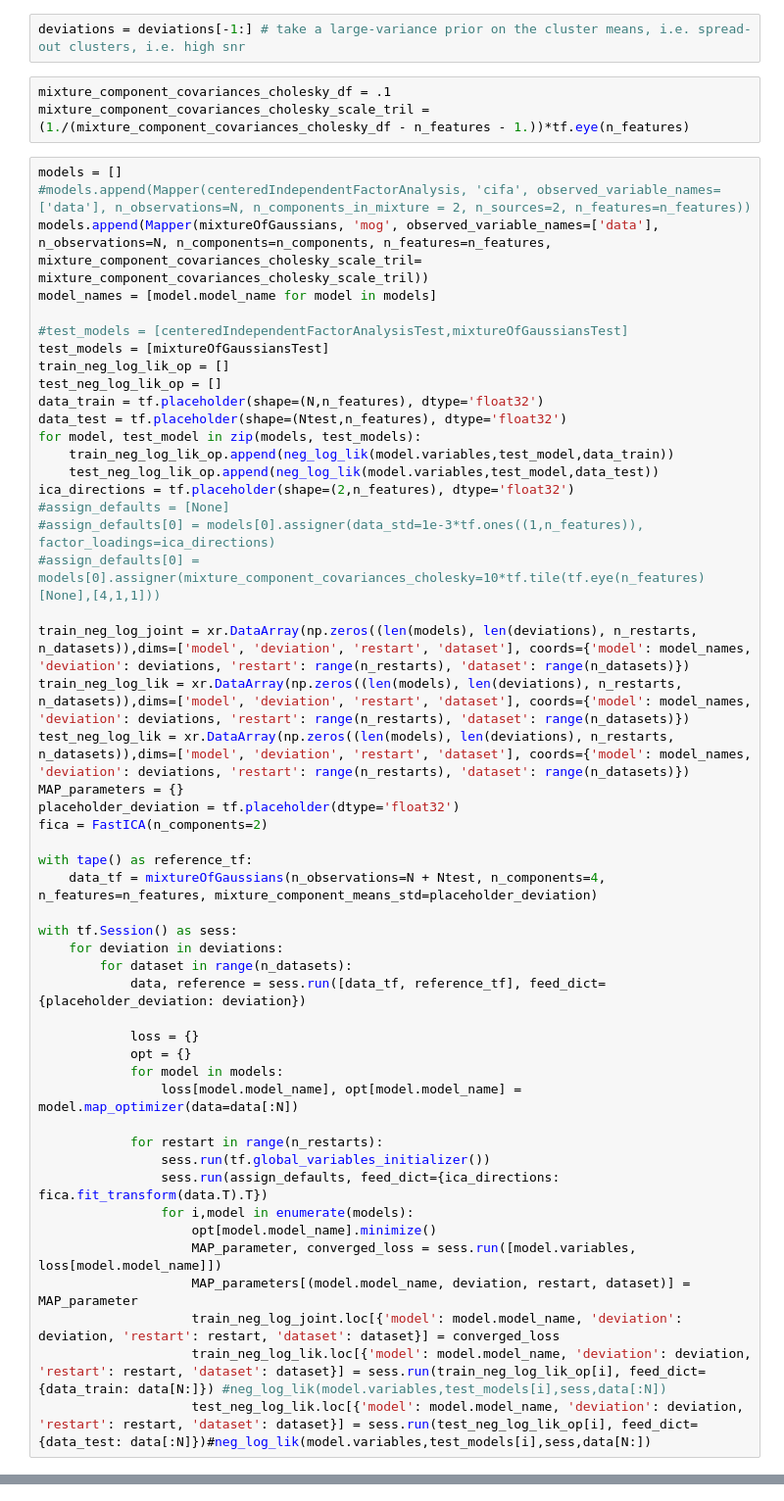
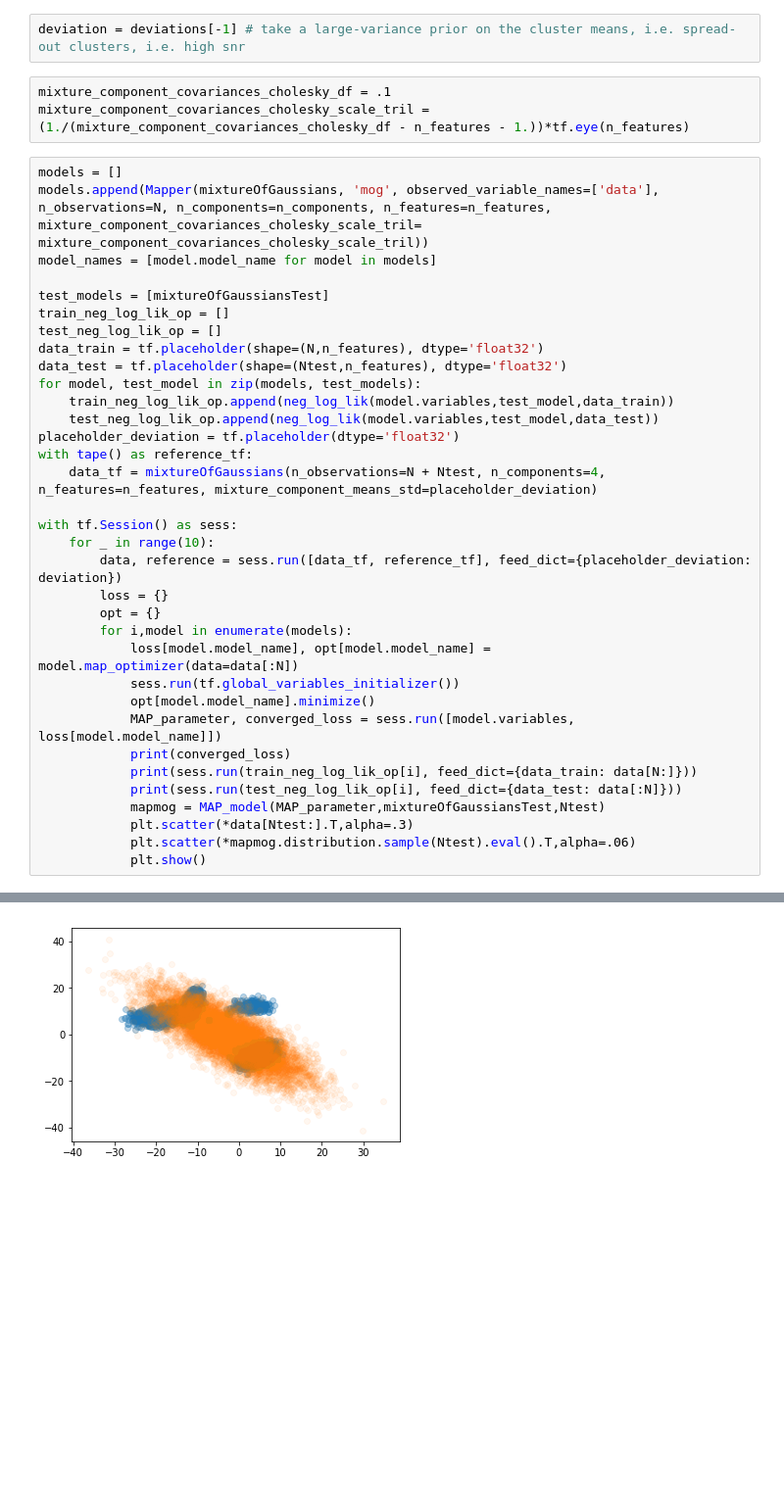
Before and after one commit to deoxyribose/FactOrCluster, a Jupyter notebook: MoGvalidation.ipynb, the cells around one changed output, grey strips where cells are left out. Shown at 98% size. Cells and saved outputs as stored; diff of their text form; blank space fills up the shorter version.

```diff
--- a/MoGvalidation.ipynb
+++ b/MoGvalidation.ipynb
@@ -20,17 +20,15 @@ n_restarts = 1
 n_datasets = 1
 deviations = np.logspace(-3,1,5, dtype='float32')
 # %%
-deviations = deviations[-1:] # take a large-variance prior on the cluster means, i.e. spread-out clusters, i.e. high snr
+deviation = deviations[-1] # take a large-variance prior on the cluster means, i.e. spread-out clusters, i.e. high snr
 # %%
 mixture_component_covariances_cholesky_df = .1
 mixture_component_covariances_cholesky_scale_tril = (1./(mixture_component_covariances_cholesky_df - n_features - 1.))*tf.eye(n_features)
 # %%
 models = []
-#models.append(Mapper(centeredIndependentFactorAnalysis, 'cifa', observed_variable_names=['data'], n_observations=N, n_components_in_mixture = 2, n_sources=2, n_features=n_features))
 models.append(Mapper(mixtureOfGaussians, 'mog', observed_variable_names=['data'], n_observations=N, n_components=n_components, n_features=n_features, mixture_component_covariances_cholesky_scale_tril= mixture_component_covariances_cholesky_scale_tril))
 model_names = [model.model_name for model in models]
 
-#test_models = [centeredIndependentFactorAnalysisTest,mixtureOfGaussiansTest]
 test_models = [mixtureOfGaussiansTest]
 train_neg_log_lik_op = []
 test_neg_log_lik_op = []
@@ -39,41 +37,27 @@ data_test = tf.placeholder(shape=(Ntest,n_features), dtype='float32')
 for model, test_model in zip(models, test_models):
     train_neg_log_lik_op.append(neg_log_lik(model.variables,test_model,data_train))
     test_neg_log_lik_op.append(neg_log_lik(model.variables,test_model,data_test))
-ica_directions = tf.placeholder(shape=(2,n_features), dtype='float32')
-#assign_defaults = [None]
-#assign_defaults[0] = models[0].assigner(data_std=1e-3*tf.ones((1,n_features)), factor_loadings=ica_directions)
-#assign_defaults[0] = models[0].assigner(mixture_component_covariances_cholesky=10*tf.tile(tf.eye(n_features)[None],[4,1,1]))
-
-train_neg_log_joint = xr.DataArray(np.zeros((len(models), len(deviations), n_restarts, n_datasets)),dims=['model', 'deviation', 'restart', 'dataset'], coords={'model': model_names, 'deviation': deviations, 'restart': range(n_restarts), 'dataset': range(n_datasets)})
-train_neg_log_lik = xr.DataArray(np.zeros((len(models), len(deviations), n_restarts, n_datasets)),dims=['model', 'deviation', 'restart', 'dataset'], coords={'model': model_names, 'deviation': deviations, 'restart': range(n_restarts), 'dataset': range(n_datasets)})
-test_neg_log_lik = xr.DataArray(np.zeros((len(models), len(deviations), n_restarts, n_datasets)),dims=['model', 'deviation', 'restart', 'dataset'], coords={'model': model_names, 'deviation': deviations, 'restart': range(n_restarts), 'dataset': range(n_datasets)})
-MAP_parameters = {}
 placeholder_deviation = tf.placeholder(dtype='float32')
-fica = FastICA(n_components=2)
-
 with tape() as reference_tf:
     data_tf = mixtureOfGaussians(n_observations=N + Ntest, n_components=4, n_features=n_features, mixture_component_means_std=placeholder_deviation)
 
 with tf.Session() as sess:
-    for deviation in deviations:
-        for dataset in range(n_datasets):
-            data, reference = sess.run([data_tf, reference_tf], feed_dict={placeholder_deviation: deviation})
-
-            loss = {}
-            opt = {}
-            for model in models:
-                loss[model.model_name], opt[model.model_name] = model.map_optimizer(data=data[:N])
-
-            for restart in range(n_restarts):
-                sess.run(tf.global_variables_initializer())
-                sess.run(assign_defaults, feed_dict={ica_directions: fica.fit_transform(data.T).T})
-                for i,model in enumerate(models):
-                    opt[model.model_name].minimize()
-                    MAP_parameter, converged_loss = sess.run([model.variables, loss[model.model_name]])
-                    MAP_parameters[(model.model_name, deviation, restart, dataset)] = MAP_parameter
-                    train_neg_log_joint.loc[{'model': model.model_name, 'deviation': deviation, 'restart': restart, 'dataset': dataset}] = converged_loss
-                    train_neg_log_lik.loc[{'model': model.model_name, 'deviation': deviation, 'restart': restart, 'dataset': dataset}] = sess.run(train_neg_log_lik_op[i], feed_dict={data_train: data[N:]}) #neg_log_lik(model.variables,test_models[i],sess,data[:N])
-                    test_neg_log_lik.loc[{'model': model.model_name, 'deviation': deviation, 'restart': restart, 'dataset': dataset}] = sess.run(test_neg_log_lik_op[i], feed_dict={data_test: data[:N]})#neg_log_lik(model.variables,test_models[i],sess,data[N:])
+    for _ in range(10):
+        data, reference = sess.run([data_tf, reference_tf], feed_dict={placeholder_deviation: deviation})
+        loss = {}
+        opt = {}
+        for i,model in enumerate(models):
+            loss[model.model_name], opt[model.model_name] = model.map_optimizer(data=data[:N])
+            sess.run(tf.global_variables_initializer())
+            opt[model.model_name].minimize()
+            MAP_parameter, converged_loss = sess.run([model.variables, loss[model.model_name]])
+            print(converged_loss)
+            print(sess.run(train_neg_log_lik_op[i], feed_dict={data_train: data[N:]}))
+            print(sess.run(test_neg_log_lik_op[i], feed_dict={data_test: data[:N]}))
+            mapmog = MAP_model(MAP_parameter,mixtureOfGaussiansTest,Ntest)
+            plt.scatter(*data[Ntest:].T,alpha=.3)
+            plt.scatter(*mapmog.distribution.sample(Ntest).eval().T,alpha=.06)
+            plt.show()
 # %% [output]
 INFO:tensorflow:Optimization terminated with:
   Message: b'CONVERGENCE: REL_REDUCTION_OF_F_<=_FACTR*EPSMCH'
@@ -82,0 +70 @@ INFO:tensorflow:Optimization terminated with:
+[figure, added]
```
Also changed, not shown: parts of 4 cells of this notebook.
